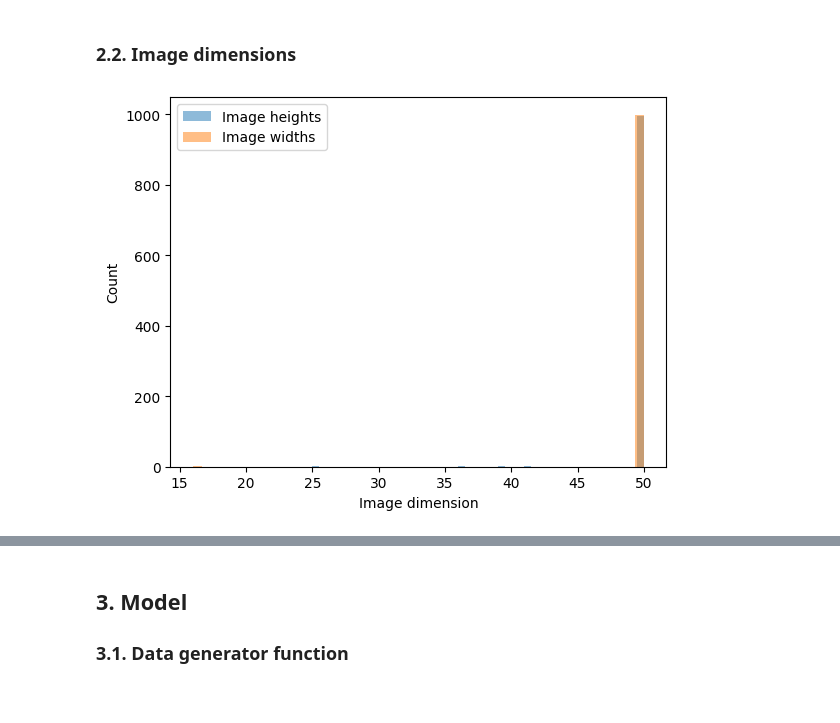
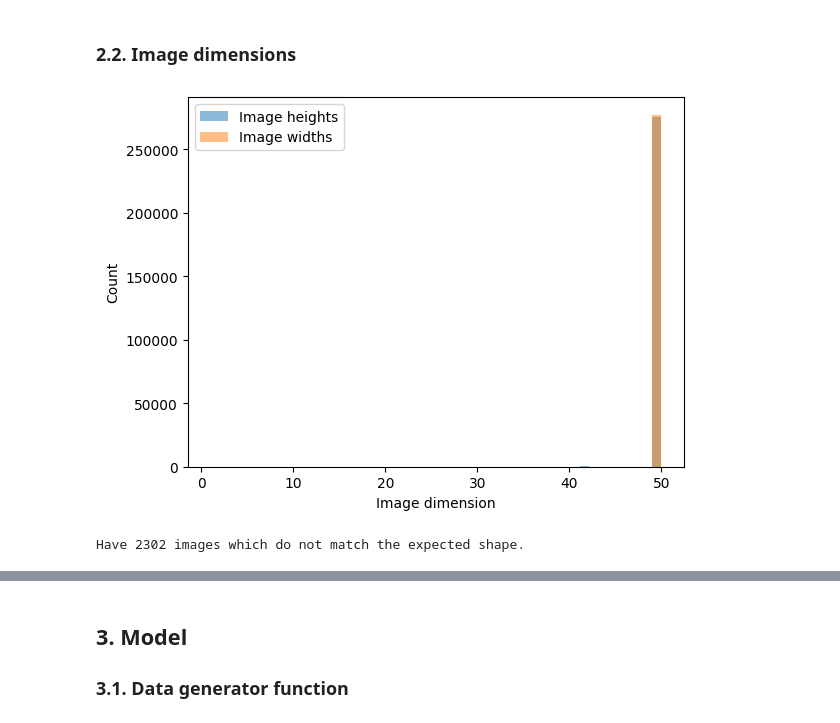
Before and after one commit to isabellegaldau/breast_cancer_diagnosis, a Jupyter notebook: notebooks/perdrizet_CNN_model.ipynb, the cells around one changed output, grey strips where cells are left out. Cells and saved outputs as stored; diff of their text form; code cells hidden in the pictures.

```diff
--- a/notebooks/perdrizet_CNN_model.ipynb
+++ b/notebooks/perdrizet_CNN_model.ipynb
@@ -81,32 +82,35 @@ Wall time: 1min 18s
 # %% [markdown]
 ### 2.2. Image dimensions
 # %%
-# Get a random sample of images
-sample_size=1000
-sample=random.sample(idc_pos, sample_size//2)
-sample+=random.sample(idc_neg, sample_size//2)
-
 # Collectors for data
 heights=[]
 widths=[]
+bad_shape_images=[]
 
-# Loop on the sample images
-for sample_image in sample:
+# Loop on the images
+for image_path in idc_pos+idc_neg:
 
     # Load the image and convert it to an array
-    sample_image=image.load_img(sample_image)
+    sample_image=image.load_img(image_path)
     sample_image=image.img_to_array(sample_image)
+
+    # Check the shape of the array, it should be (50, 50, 3)
+    if sample_image.shape != (50,50,3):
+        bad_shape_images.append(image_path)
 
     # Get the width and height and add to collections
     heights.append(sample_image.shape[0])
     widths.append(sample_image.shape[1])
 
 # Plot results as a histogram
 plt.hist(heights, bins=50, alpha=0.5, label='Image heights')
 plt.hist(widths, bins=50, alpha=0.5, label='Image widths')
 plt.xlabel('Image dimension')
 plt.ylabel('Count')
 plt.legend(loc='best')
 plt.show()
+
+print(f'\nHave {len(bad_shape_images)} images which do not match the expected shape.')
 # %% [output]
-[figure, old version]
+[figure, new version]
+Have 2302 images which do not match the expected shape.
```
Also changed, not shown: parts of 18 cells of this notebook.
